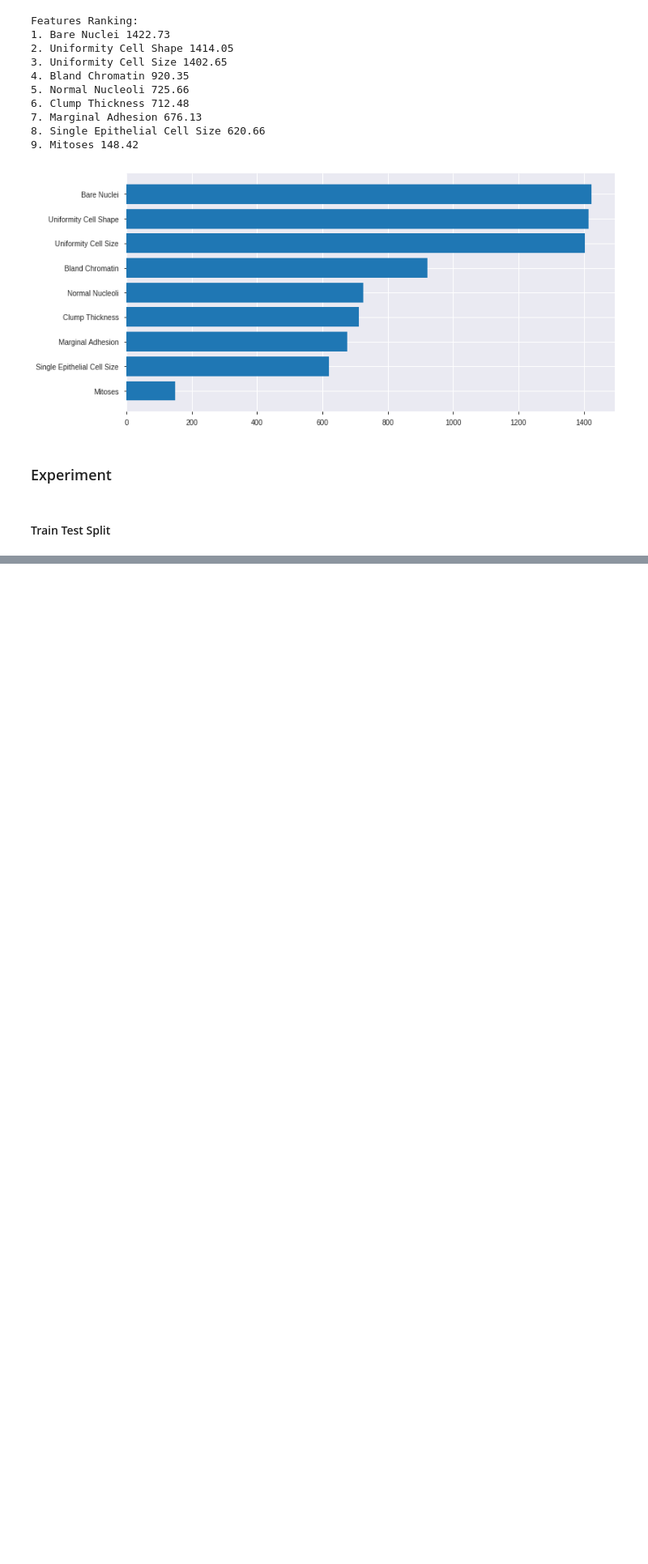
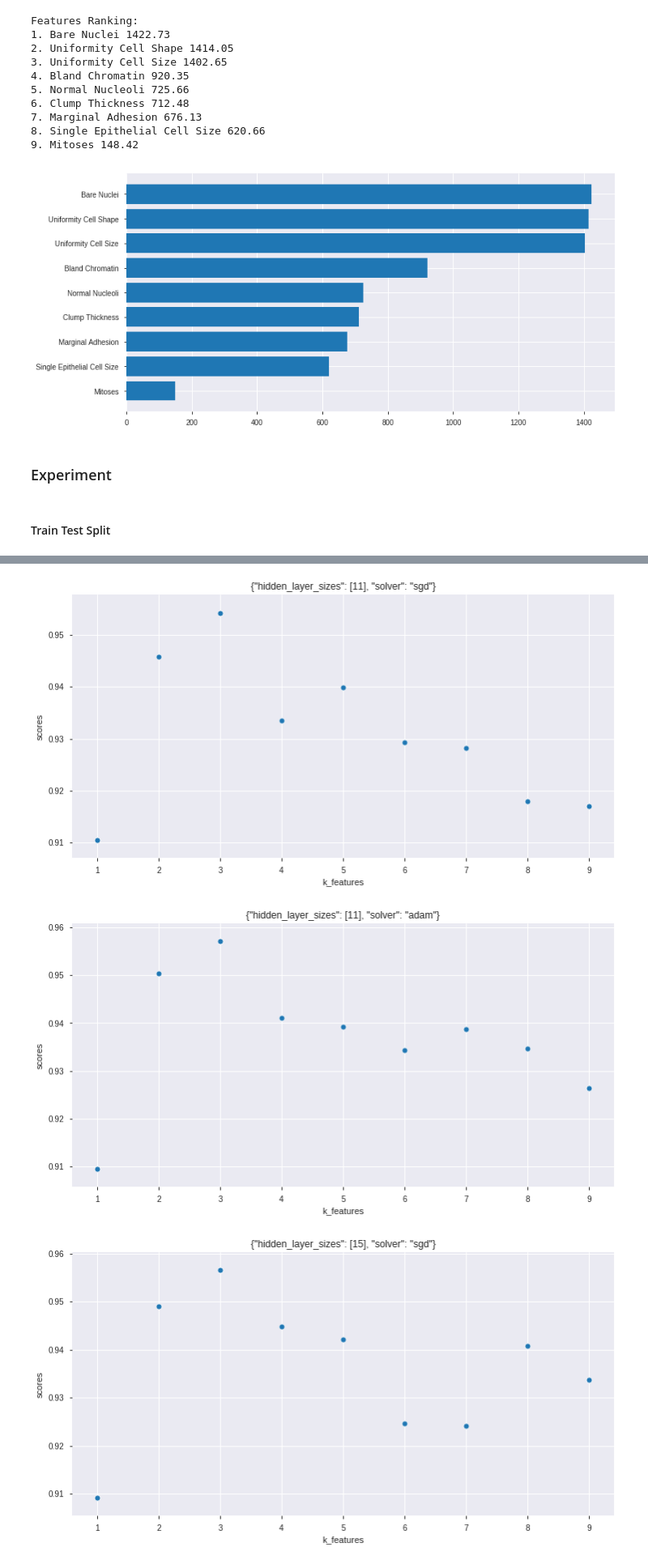
Before and after one commit to mikitachab/mtswm2-breast-cancer, a Jupyter notebook: notebooks/breast_cancer_feature_selection.ipynb, the cells around one changed output, grey strips where cells are left out. Shown at 81% size. Drawn from its saved outputs; the diff is of its cells as text; code cells hidden in the pictures; blank space fills up the shorter version.

```diff
--- a/notebooks/breast_cancer_feature_selection.ipynb
+++ b/notebooks/breast_cancer_feature_selection.ipynb
@@ -33,3 +37,5 @@ brest_cancer.columns = brest_cancer_columns
 brest_cancer.drop('id', axis=1, inplace=True) # id do not play any role at classification
 
 brest_cancer = brest_cancer[brest_cancer['Bare Nuclei'] != '?']  # TODO take care of it (replace with mean or smth else)
+brest_cancer['Bare Nuclei'] = brest_cancer['Bare Nuclei'].astype('int')
+brest_cancer.info()
@@ -149,0 +236,21 @@ sns.scatterplot(
+# %%
+from sklearn.model_selection import RepeatedStratifiedKFold
+from pprint import pprint
+rskf = RepeatedStratifiedKFold(n_splits=2, n_repeats=5, random_state=42)
+params_grid = dict(
+        hidden_layer_sizes=[(11,),(15,),(20,)],
+        solver=['sgd', 'adam']  # 'adam' -> back propagation without momentum
+)
+N_REPEATS = 5
+N_SPLITS=2
+rskf_cv = RepeatedStratifiedKFold(n_splits=2, n_repeats=N_REPEATS, random_state=42)
+brest_cancer.dropna(inplace=True)
+x = brest_cancer.drop('Class', axis=1)
+y = brest_cancer['Class']
+select_k_best_gs = SelectKBestGridSearch(
+    param_grid=params_grid,
+    cv=rskf_cv,
+    estimator_cls=MLPClassifier
+)
+select_k_best_gs.fit(x, y)
+gs_result = select_k_best_gs.get_result()
@@ -149,0 +319,21 @@ sns.scatterplot(
+# %%
+def plot_params_result(result, title):
+    ks = list(result.keys())
+    scores = list(result.values())
+    plt.figure(figsize=(12,6))
+    sns.scatterplot(
+        data=pd.DataFrame(dict(
+                k_features=ks,
+                scores=scores
+        )),
+        x='k_features',
+        y='scores'
+    )
+    plt.title(title)
+# %%
+for params_key, result in gs_result.items():
+    plot_params_result(result=result, title=params_key)
+# %% [output]
+[figure, added]
+[figure, added]
+[figure, added]
```
Also changed, not shown: parts of 11 cells of this notebook, 7 other files.
